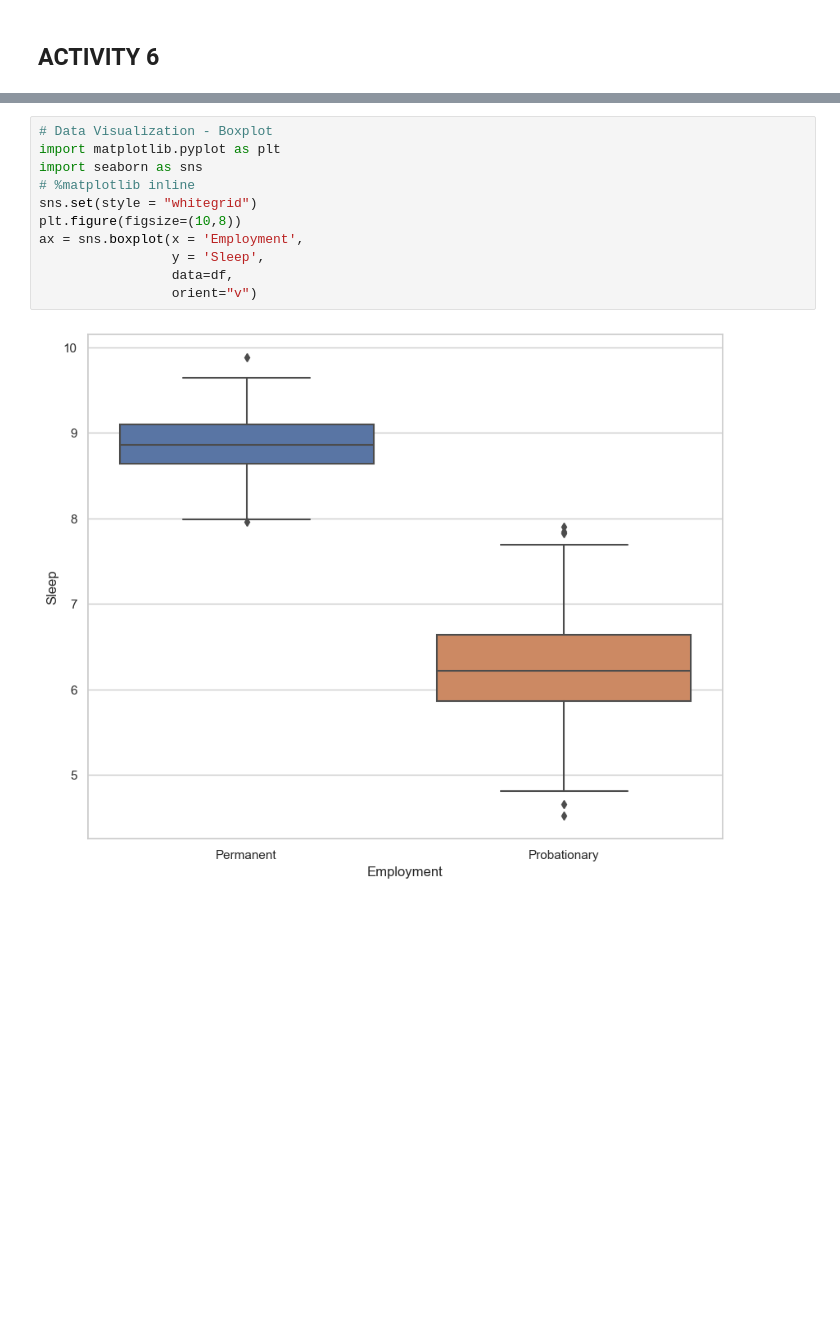
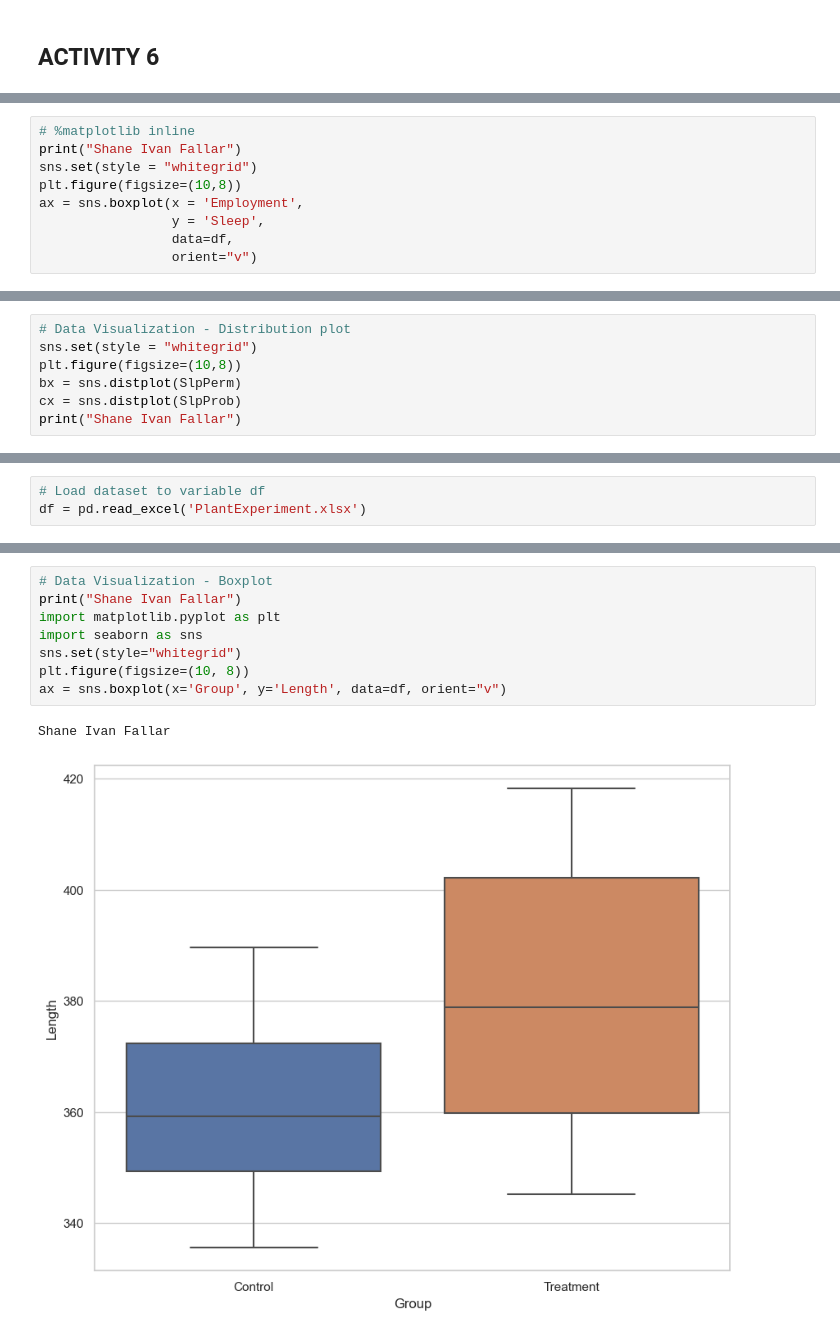
Before and after one commit to IFallar/119-Activity, a Jupyter notebook: Fallar_119_Activity.ipynb, the cells around one changed output, grey strips where cells are left out. Cells and saved outputs as stored; diff of their text form; blank space fills up the shorter version.

```diff
--- a/Fallar_119_Activity.ipynb
+++ b/Fallar_119_Activity.ipynb
@@ -140,0 +142,9 @@ AndersonResult(statistic=0.36262665229844515, critical_values=array([0.569, 0.64
+# %%
+# %matplotlib inline
+print("Shane Ivan Fallar")
+sns.set(style = "whitegrid")
+plt.figure(figsize=(10,8))
+ax = sns.boxplot(x = 'Employment',
+                 y = 'Sleep',
+                 data=df,
+                 orient="v")
@@ -140,0 +154,7 @@ AndersonResult(statistic=0.36262665229844515, critical_values=array([0.569, 0.64
+# %%
+# Data Visualization - Distribution plot
+sns.set(style = "whitegrid")
+plt.figure(figsize=(10,8))
+bx = sns.distplot(SlpPerm)
+cx = sns.distplot(SlpProb)
+print("Shane Ivan Fallar")
@@ -140,0 +236,3 @@ AndersonResult(statistic=0.36262665229844515, critical_values=array([0.569, 0.64
+# %%
+# Load dataset to variable df
+df = pd.read_excel('PlantExperiment.xlsx')
@@ -141,16 +277,14 @@ AndersonResult(statistic=0.36262665229844515, critical_values=array([0.569, 0.64
 # %%
 # Data Visualization - Boxplot
+print("Shane Ivan Fallar")
 import matplotlib.pyplot as plt
 import seaborn as sns
-# %matplotlib inline
-sns.set(style = "whitegrid")
-plt.figure(figsize=(10,8))
-ax = sns.boxplot(x = 'Employment',
-                 y = 'Sleep',
-                 data=df,
-                 orient="v")
+sns.set(style="whitegrid")
+plt.figure(figsize=(10, 8))
+ax = sns.boxplot(x='Group', y='Length', data=df, orient="v")
 # %% [output]
+Shane Ivan Fallar
-[figure, old version]
+[figure, new version]
 # %%
 # Data Visualization - Distribution plot
 sns.set(style = "whitegrid")
```
Also changed, not shown: parts of 28 cells of this notebook, 1 other file.
